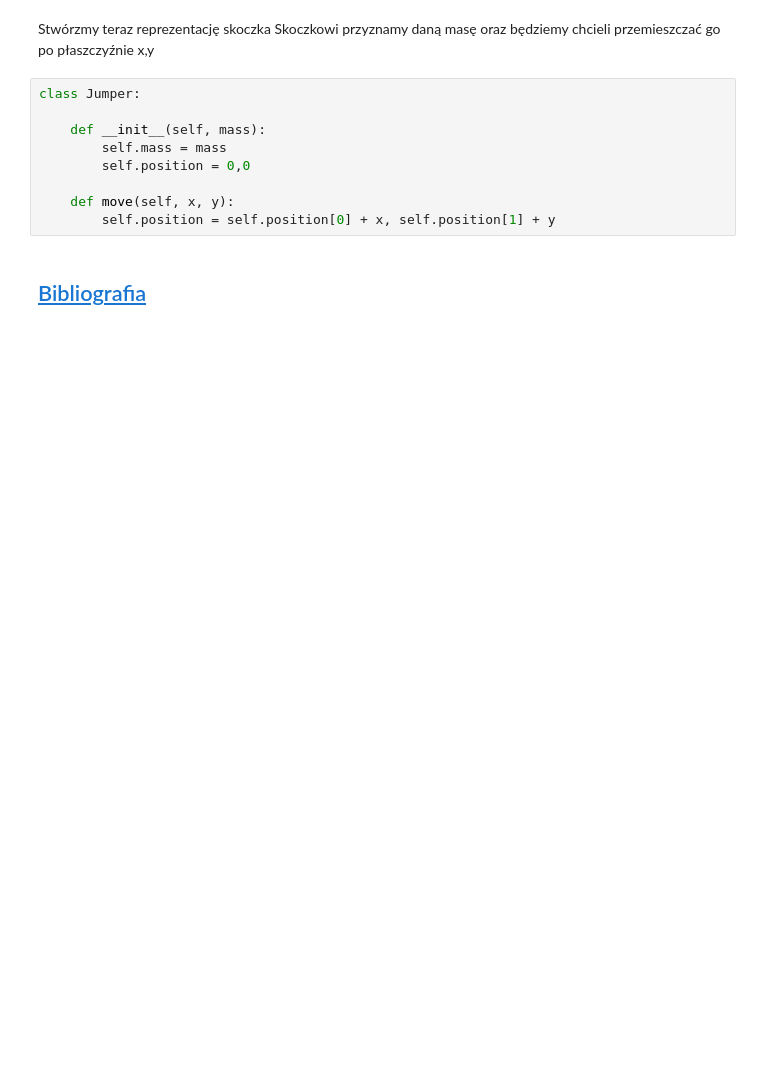
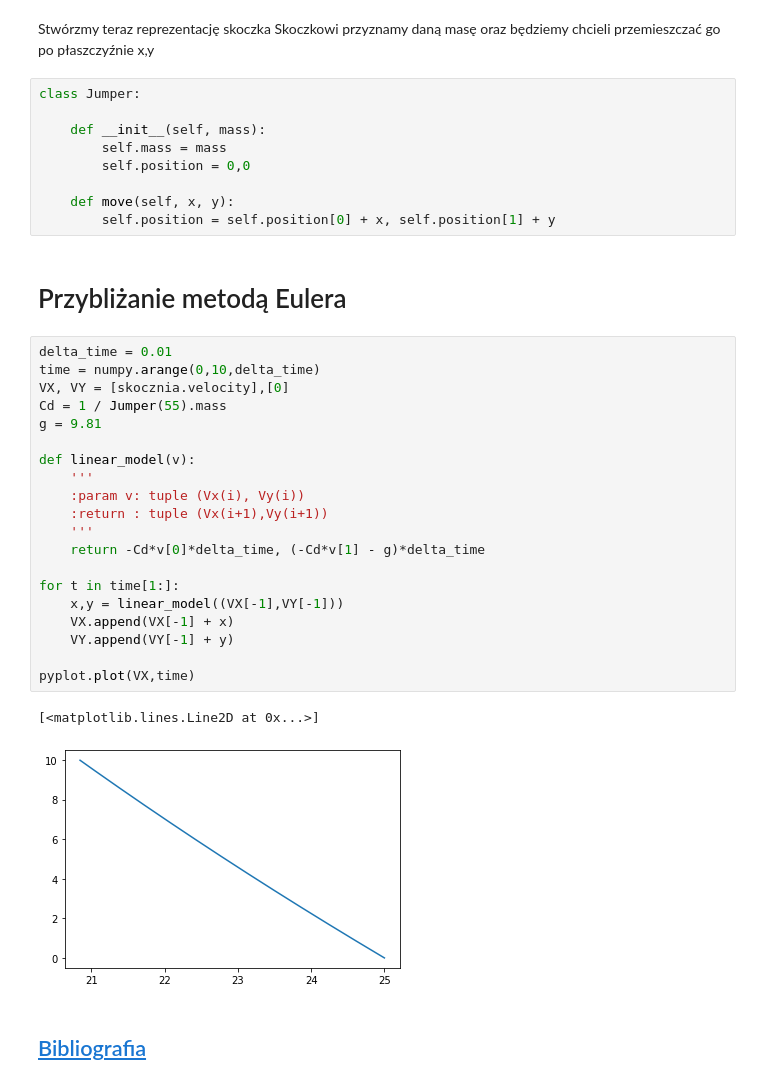
Before and after one commit to maciejratajski1999/Skoki-narciarskie, a Jupyter notebook: main.ipynb, the cells around one changed output. Drawn from its saved outputs; the diff is of its cells as text; blank space fills up the shorter version.

Commit message:
prezentacja metody Eulera edycja bibligrafii

```diff
--- a/main.ipynb
+++ b/main.ipynb
@@ -369,5 +369,30 @@ class Jumper:
 
     def move(self, x, y):
         self.position = self.position[0] + x, self.position[1] + y
+# %% [markdown]
+# Przybliżanie metodą Eulera
+# %%
+delta_time = 0.01
+time = numpy.arange(0,10,delta_time)
+VX, VY = [skocznia.velocity],[0]
+Cd = 1 / Jumper(55).mass
+g = 9.81
+
+def linear_model(v):
+    '''
+    :param v: tuple (Vx(i), Vy(i))
+    :return : tuple (Vx(i+1),Vy(i+1))
+    '''
+    return -Cd*v[0]*delta_time, (-Cd*v[1] - g)*delta_time
+
+for t in time[1:]:
+    x,y = linear_model((VX[-1],VY[-1]))
+    VX.append(VX[-1] + x)
+    VY.append(VY[-1] + y)
+
+pyplot.plot(VX,time)
+# %% [output]
+[<matplotlib.lines.Line2D at 0x...>]
+[figure, added]
 # %% [markdown]
  ## [Bibliografia](Bibliografia.ipynb)
```
Also changed, not shown: parts of 2 cells of this notebook, 1 other file.
